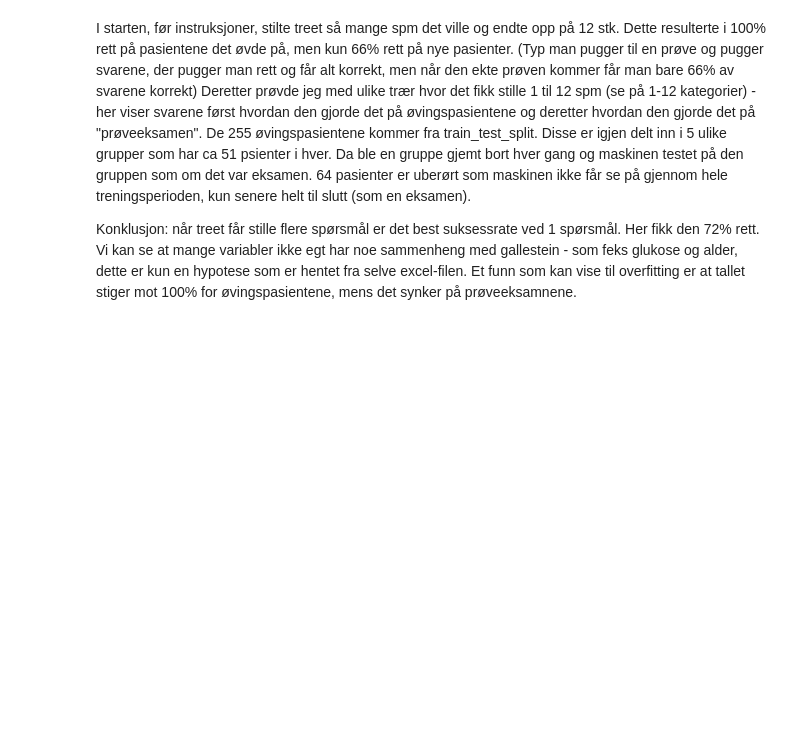
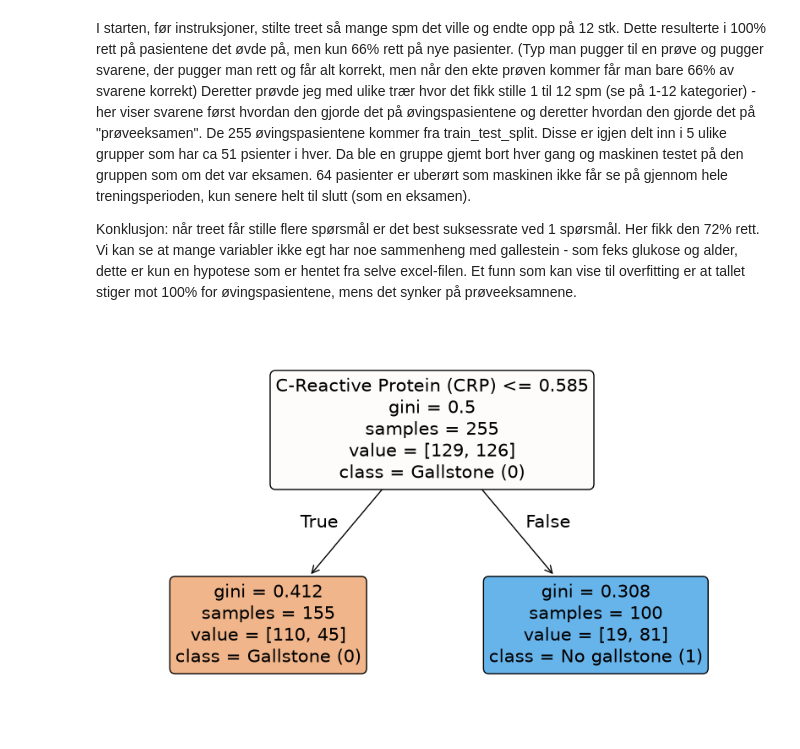
Before and after one commit to aaronsd1/DAT540-group-project, a Jupyter notebook: notebooks/03_decision_tree.ipynb, the cells around one changed output. Drawn from its saved outputs; the diff is of its cells as text; code cells hidden in the pictures; blank space fills up the shorter version.

Commit message:
Add tree visualization and grid search

```diff
--- a/notebooks/03_decision_tree.ipynb
+++ b/notebooks/03_decision_tree.ipynb
@@ -17,12 +17,7 @@ from sklearn.model_selection import train_test_split
 X = dataframe.drop(columns=["Gallstone Status"])
 y = dataframe["Gallstone Status"]
 
-X_train, X_test, y_train, y_test = train_test_split(
-    X, y,
-    test_size=0.2,
-    stratify=y,
-    random_state=42
-)
+X_train, X_test, y_train, y_test = train_test_split(X, y, test_size=0.2, stratify=y, random_state=42)
 
 print("X_train:", X_train.shape)
 print("X_test:", X_test.shape)
@@ -74,3 +69,15 @@ I starten, før instruksjoner, stilte treet så mange spm det ville og endte opp
 Deretter prøvde jeg med ulike trær hvor det fikk stille 1 til 12 spm (se på 1-12 kategorier)  - her viser svarene først hvordan den gjorde det på øvingspasientene og deretter hvordan den gjorde det på "prøveeksamen". De 255 øvingspasientene kommer fra train_test_split. Disse er igjen delt inn i 5 ulike grupper som har ca 51 psienter i hver. Da ble en gruppe gjemt bort hver gang og maskinen testet på den gruppen som om det var eksamen. 64 pasienter er uberørt som maskinen ikke får se på gjennom hele treningsperioden, kun senere helt til slutt (som en eksamen).
 
 Konklusjon: når treet får stille flere spørsmål er det best suksessrate ved 1 spørsmål. Her fikk den 72% rett. Vi kan se at mange variabler ikke egt har noe sammenheng med gallestein - som feks glukose og alder, dette er kun en hypotese som er hentet fra selve excel-filen. Et funn som kan vise til overfitting er at tallet stiger mot 100% for øvingspasientene, mens det synker på prøveeksamnene.
+# %%
+from sklearn.tree import plot_tree
+import matplotlib.pyplot as plt
+
+best_tree = DecisionTreeClassifier(max_depth=1, random_state=42)
+best_tree.fit(X_train, y_train)
+
+plt.figure(figsize=(10, 6))
+plot_tree(best_tree, feature_names=X_train.columns, class_names=["Gallstone (0)", "No gallstone (1)"], filled=True, rounded=True)
+plt.show()
+# %% [output]
+[figure, added]
```
Also changed, not shown: parts of 2 cells of this notebook.
